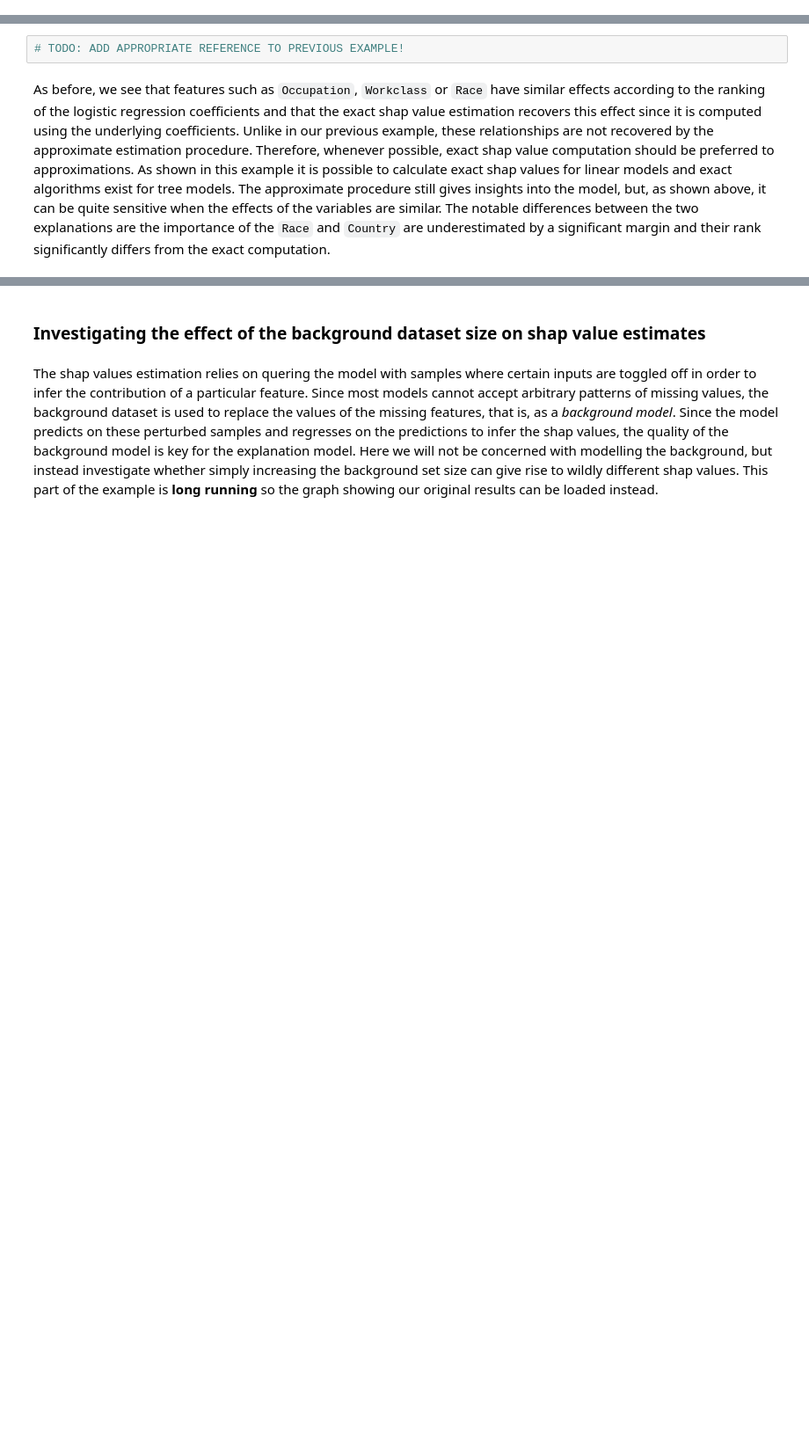
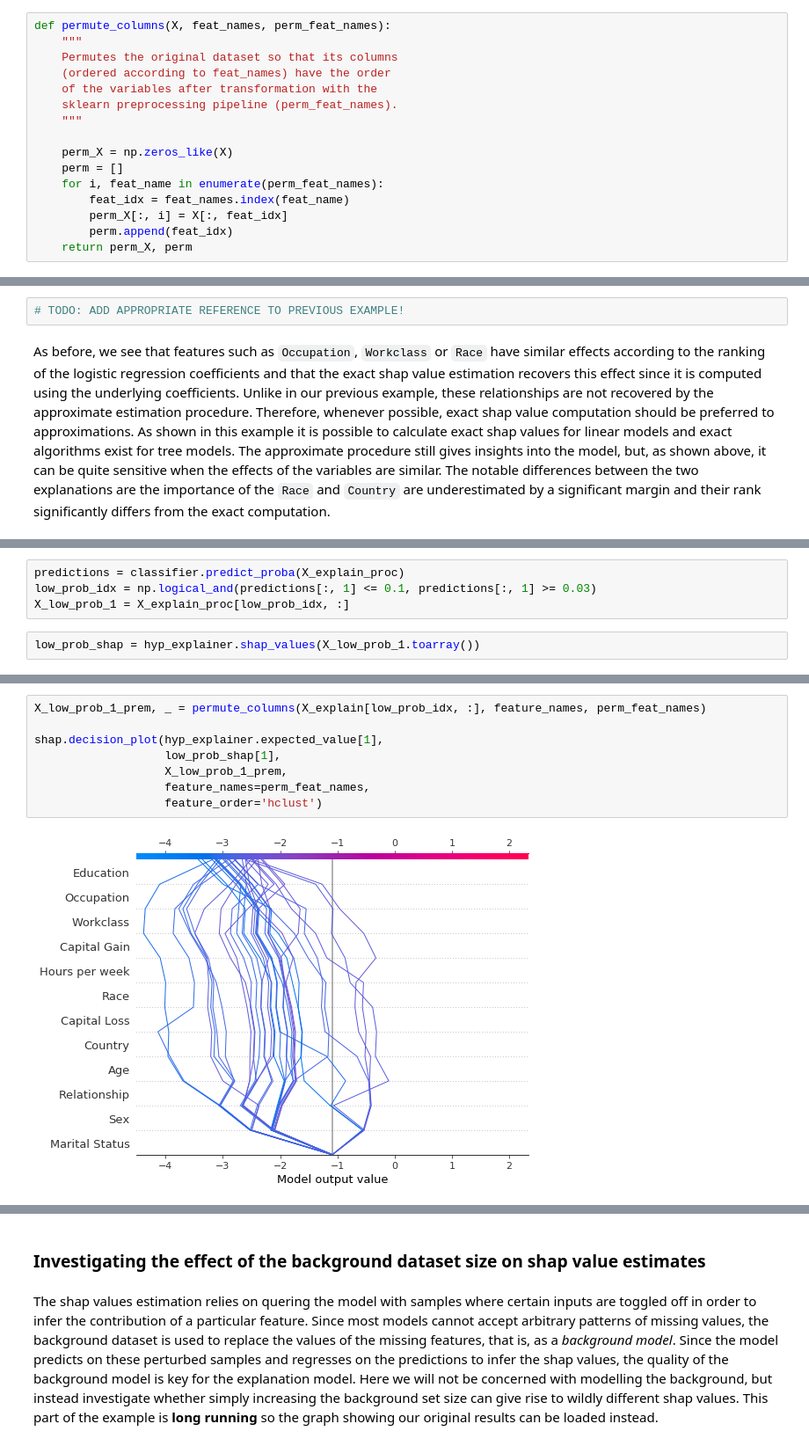
Before and after one commit to test-v2/alibi, a Jupyter notebook: examples/kernel_shap_adult_lr.ipynb, the cells around one changed output, grey strips where cells are left out. Shown at 88% size. Saved outputs shown, nothing was run; the diff lists cells and outputs as text; blank space fills up the shorter version.

```diff
--- a/examples/kernel_shap_adult_lr.ipynb
+++ b/examples/kernel_shap_adult_lr.ipynb
@@ -505,0 +518,16 @@ for i, feat_name in enumerate(perm_feat_names):
+# %%
+def permute_columns(X, feat_names, perm_feat_names):
+    """
+    Permutes the original dataset so that its columns
+    (ordered according to feat_names) have the order
+    of the variables after transformation with the
+    sklearn preprocessing pipeline (perm_feat_names).
+    """
+
+    perm_X = np.zeros_like(X)
+    perm = []
+    for i, feat_name in enumerate(perm_feat_names):
+        feat_idx = feat_names.index(feat_name)
+        perm_X[:, i] = X[:, feat_idx]
+        perm.append(feat_idx)
+    return perm_X, perm
@@ -758,0 +901,6 @@ As before, we see that features such as `Occupation`, `Workclass` or `Race` have
+# %%
+predictions = classifier.predict_proba(X_explain_proc)
+low_prob_idx = np.logical_and(predictions[:, 1] <= 0.1, predictions[:, 1] >= 0.03)
+X_low_prob_1 = X_explain_proc[low_prob_idx, :]
+# %%
+low_prob_shap = hyp_explainer.shap_values(X_low_prob_1.toarray())
@@ -758,0 +927,10 @@ As before, we see that features such as `Occupation`, `Workclass` or `Race` have
+# %%
+X_low_prob_1_prem, _ = permute_columns(X_explain[low_prob_idx, :], feature_names, perm_feat_names)
+
+shap.decision_plot(hyp_explainer.expected_value[1],
+                   low_prob_shap[1],
+                   X_low_prob_1_prem,
+                   feature_names=perm_feat_names,
+                   feature_order='hclust')
+# %% [output]
+[figure, added]
```
Also changed, not shown: parts of 30 cells of this notebook.
